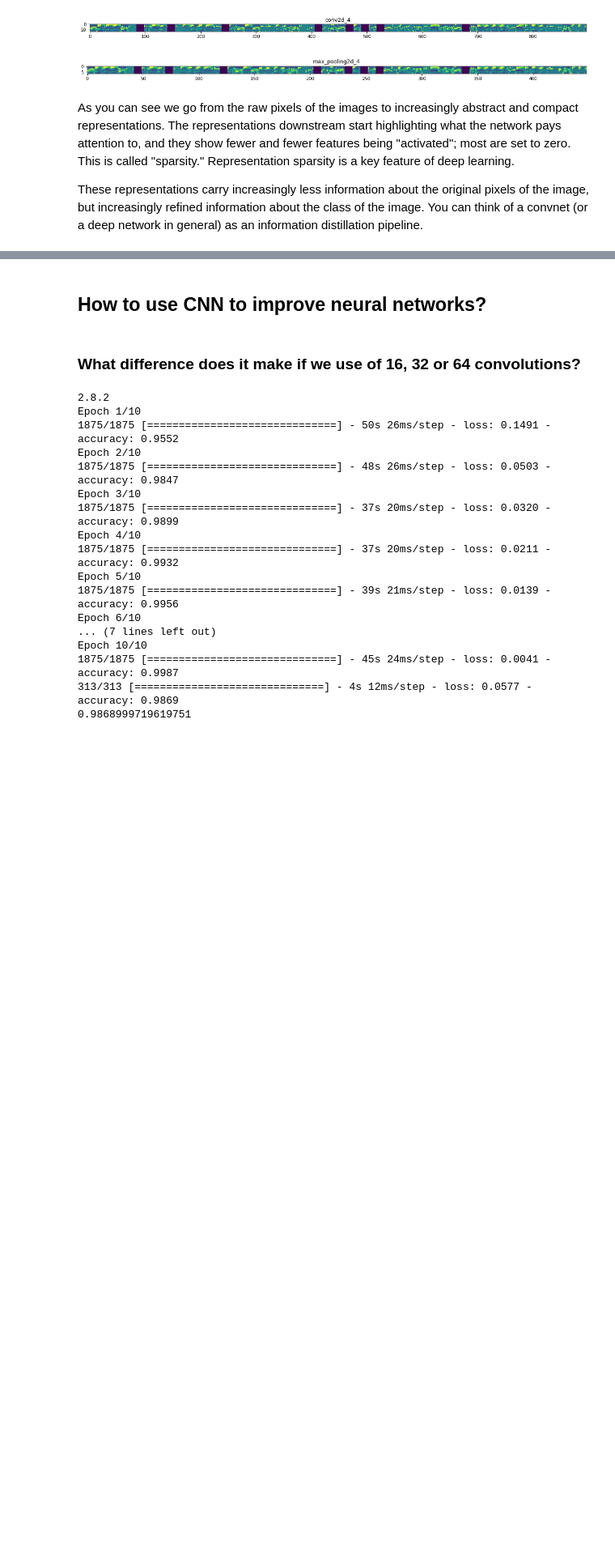
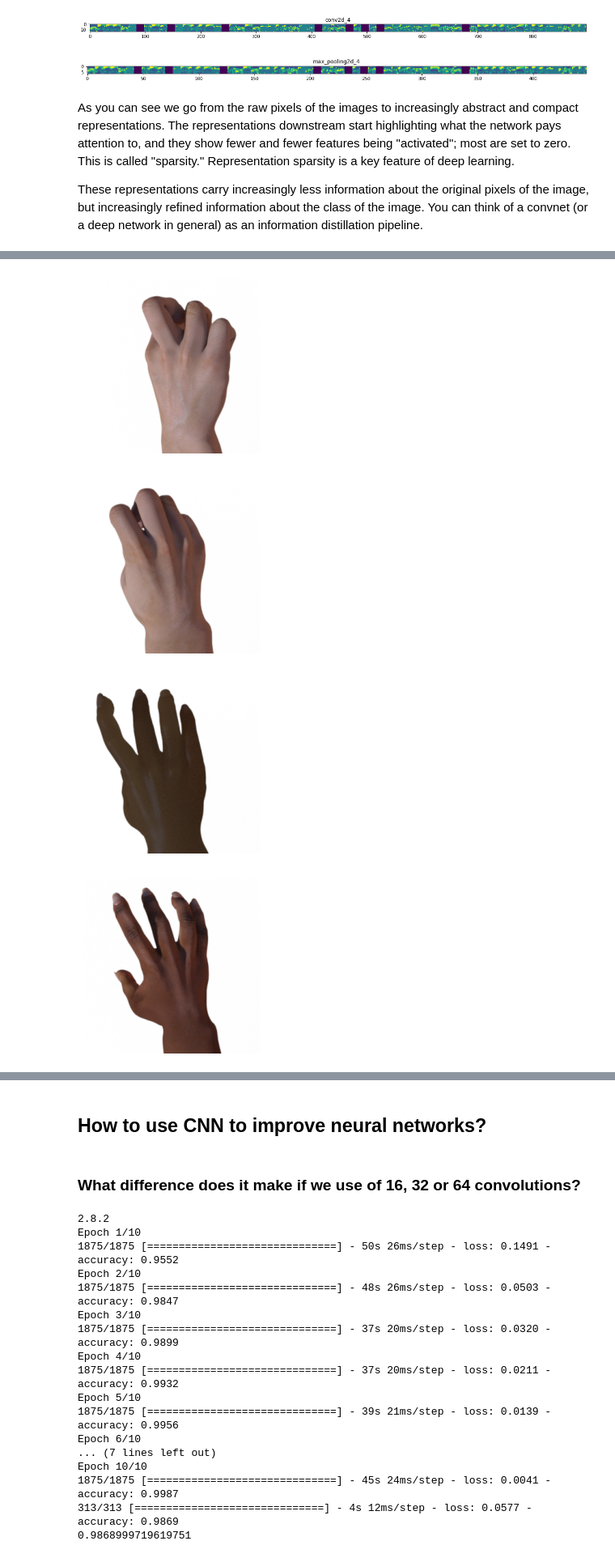
Before and after one commit to reneSalmon/Google_TensorFlow_Certificate, a Jupyter notebook: TensorFlow_Exam_practise.ipynb, the cells around one changed output, grey strips where cells are left out. Shown at 81% size. Cells and saved outputs as stored; diff of their text form; code cells hidden in the pictures; blank space fills up the shorter version.

```diff
--- a/TensorFlow_Exam_practise.ipynb
+++ b/TensorFlow_Exam_practise.ipynb
@@ -816,3 +860,24 @@ model.fit(new_dataset, epochs=20, callbacks=..., validation_data=...)
 ## How do you use data from different sources?
 # %% [markdown]
 ## How do you use datasets in different formats? (e.g. json and csv)
+# %%
+# sarcasm.json
+!gdown --id 1xRU3xY5-tkiPGvlz5xBJ18_pHWSRzI4v
+
+import json
+
+with open("./sarcasm.json", 'r') as f:
+    datastore = json.load(f)
+
+sentences = []
+labels = []
+
+for item in datastore:
+    sentences.append(item['headline'])
+    labels.append(item['is_sarcastic'])
+
+training_size = 20000
+training_sentences = sentences[0:training_size]
+testing_sentences = sentences[training_size:]
+training_labels = labels[0:training_size]
+testing_labels = labels[training_size:]
@@ -1146,0 +1278,27 @@ These representations carry increasingly less information about the original pix
+# %%
+# Check quality of content
+%matplotlib inline
+
+import matplotlib.pyplot as plt
+import matplotlib.image as mpimg
+
+pic_index = 2
+
+next_rock = [os.path.join(rock_dir, fname)
+                for fname in rock_files[pic_index-2:pic_index]]
+next_paper = [os.path.join(paper_dir, fname)
+                for fname in paper_files[pic_index-2:pic_index]]
+next_scissors = [os.path.join(scissors_dir, fname)
+                for fname in scissors_files[pic_index-2:pic_index]]
+
+for i, img_path in enumerate(next_rock+next_paper+next_scissors):
+  #print(img_path)
+  img = mpimg.imread(img_path)
+  plt.imshow(img)
+  plt.axis('Off')
+  plt.show()
+# %% [output]
+[figure, added]
+[figure, added]
+[figure, added]
+[figure, added]
```
Also changed, not shown: parts of 42 cells of this notebook.
